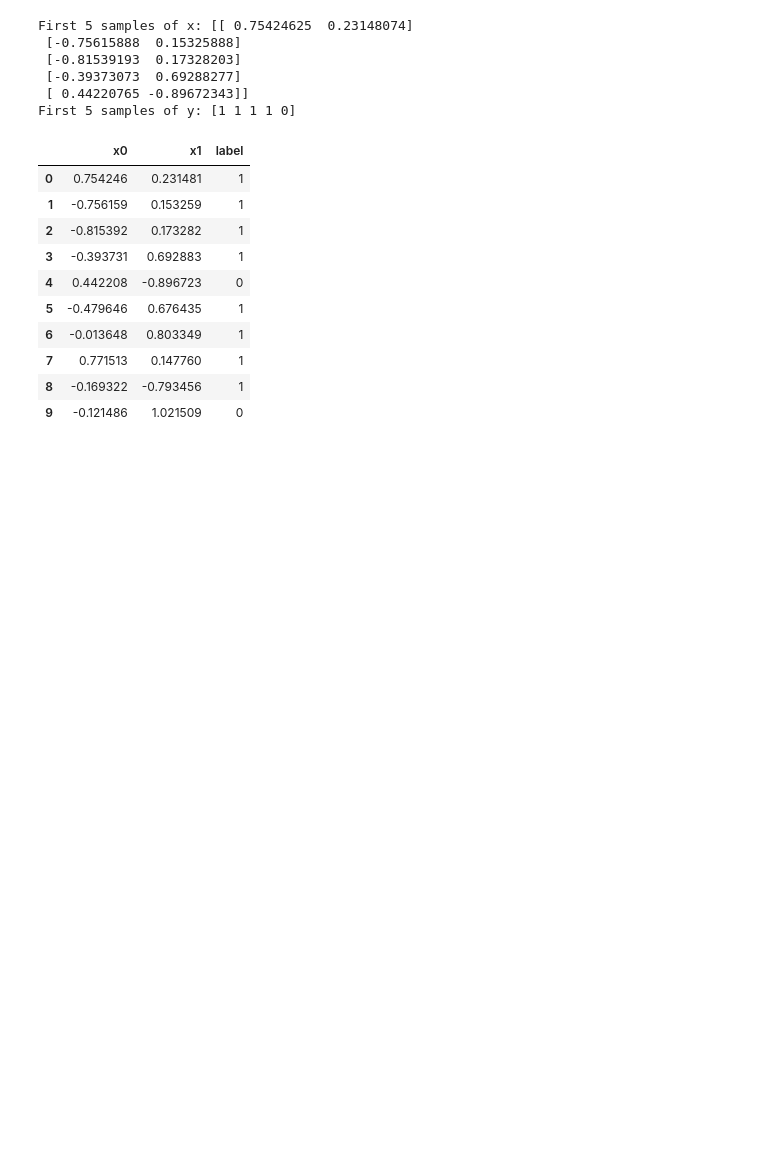
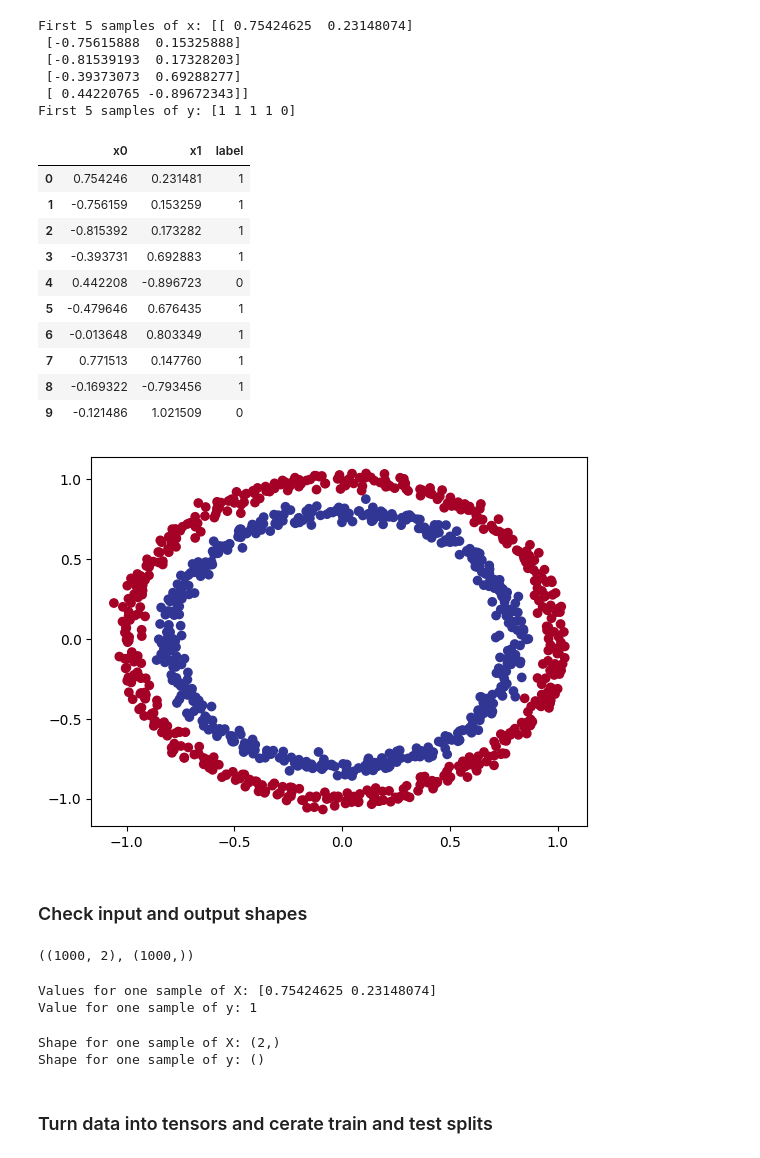
Before and after one commit to worldofaryavart/colab_notebooks, a Jupyter notebook: neural_network_classification_pytorch3.ipynb, the cells around one changed output. Cells and saved outputs as stored; diff of their text form; code cells hidden in the pictures; blank space fills up the shorter version.

```diff
--- a/neural_network_classification_pytorch3.ipynb
+++ b/neural_network_classification_pytorch3.ipynb
@@ -10,7 +10,7 @@ from sklearn.datasets import make_circles
 n_samples = 1000
 
 #create circles
-x, y = make_circles(n_samples, noise=0.03, random_state=42)
+X, y = make_circles(n_samples, noise=0.03, random_state=42)
 # %%
 print(f"First 5 samples of x: {x[:5]}")
 print(f"First 5 samples of y: {y[:5]}")
@@ -37,3 +37,36 @@ circles.head(10)
 | 7 | 0.771513 | 0.147760 | 1 |
 | 8 | -0.169322 | -0.793456 | 1 |
 | 9 | -0.121486 | 1.021509 | 0 |
+# %%
+# visualize
+import matplotlib.pyplot as plt
+plt.scatter(x = X[:, 0],
+            y = X[:, 1],
+            c = y,
+            cmap = plt.cm.RdYlBu)
+plt.show()
+# %% [output]
+[figure, added]
+# %% [markdown]
+###  Check input and output shapes
+# %%
+X.shape, y.shape
+# %% [output]
+((1000, 2), (1000,))
+# %%
+# view the first example of features and labels
+X_samples = X[0]
+y_samples = y[0]
+print(f"Values for one sample of X: {X_samples}")
+print(f"Value for one sample of y: {y_samples}")
+# %% [output]
+Values for one sample of X: [0.75424625 0.23148074]
+Value for one sample of y: 1
+# %%
+print(f"Shape for one sample of X: {X_samples.shape}")
+print(f"Shape for one sample of y: {y_samples.shape}")
+# %% [output]
+Shape for one sample of X: (2,)
+Shape for one sample of y: ()
+# %% [markdown]
+### Turn data into tensors and cerate train and test splits
```
Also changed, not shown: parts of 18 cells of this notebook.
